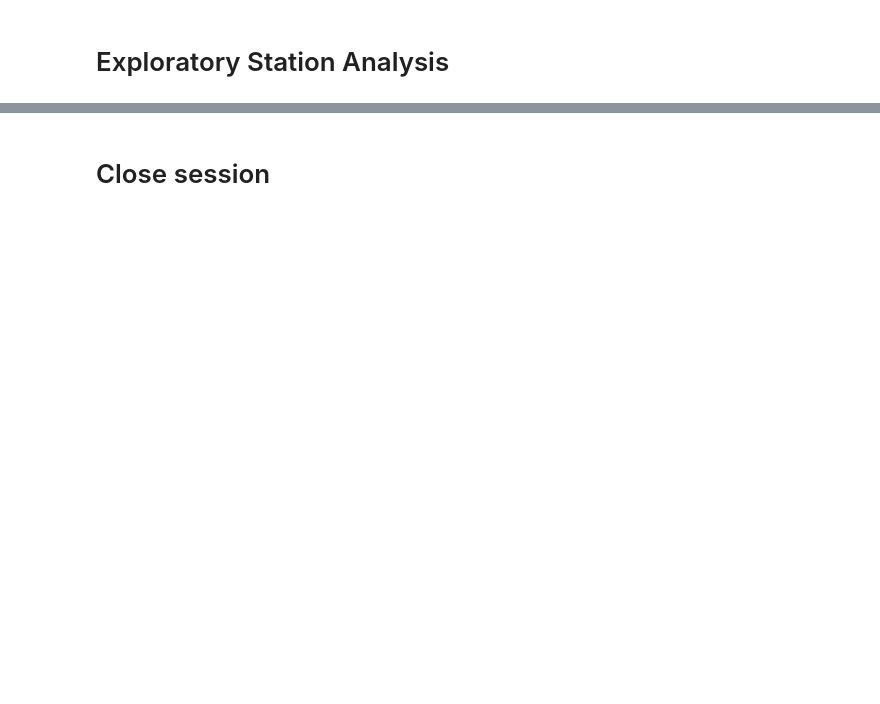
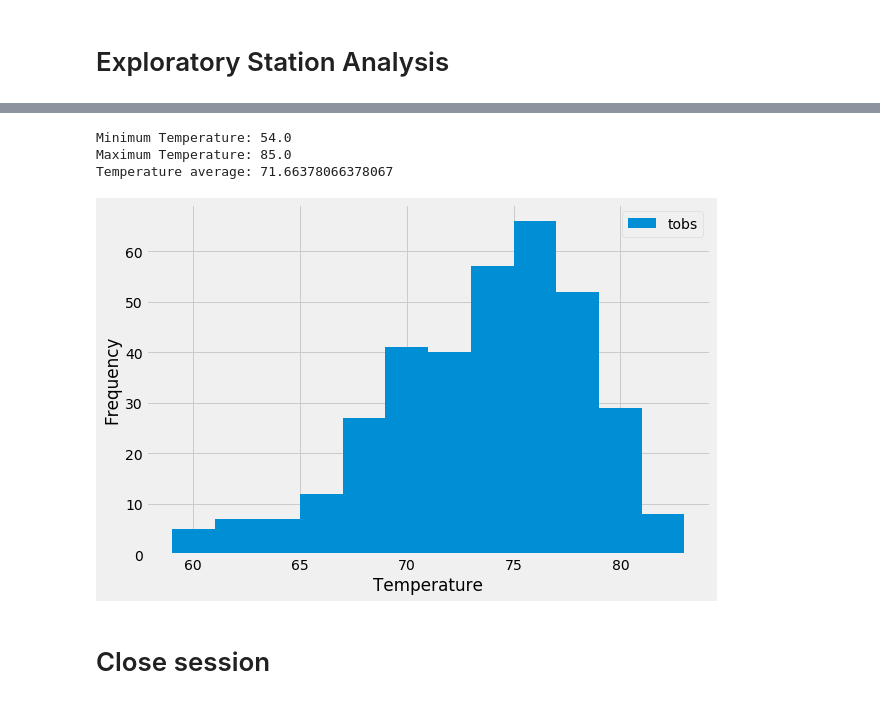
Before and after one commit to Annaolivia5/Hawaii-Weather-Visualization, a Jupyter notebook: climate_starter.ipynb, the cells around one changed output, grey strips where cells are left out. Saved outputs shown, nothing was run; the diff lists cells and outputs as text; code cells hidden in the pictures; blank space fills up the shorter version.

Commit message:
added station analysis

```diff
--- a/climate_starter.ipynb
+++ b/climate_starter.ipynb
@@ -92,3 +107,15 @@ plt.show()
 # %%
 # Design a query to find the most active stations (i.e. what stations have the most rows?)
 # List the stations and the counts in descending order.
+observation_counts = session.query(Measurement.station, func.count(Measurement.station)).\
+    group_by(Measurement.station).\
+    order_by(func.count(Measurement.station).desc()).all()
+
+most_active_station = observation_counts[0][0]
+
+print('Observation count for each stations')
+for o in observation_counts:
+    print(o)
+print()
+
+print(f'Station with Highest number of observations: {most_active_station}')
@@ -100,3 +135,56 @@ plt.show()
+# %%
+# Using the most active station id from the previous query, calculate the lowest, highest, and average temperature.
+min = session.\
+    query(func.min(Measurement.tobs)).\
+    filter(Measurement.station == most_active_station).first()
+max = session.\
+    query(func.max(Measurement.tobs)).\
+    filter(Measurement.station == most_active_station).first()
+avg = session.\
+    query(func.avg(Measurement.tobs)).\
+    filter(Measurement.station == most_active_station).first()
+count = session.\
+    query(func.count(Measurement.tobs)).\
+    filter(Measurement.station == most_active_station).first()
+
+temp_min = min[0]
+temp_max = max[0]
+temp_avg = avg[0]
+
+print(f'Minimum Temperature: {temp_min}')
+print(f'Maximum Temperature: {temp_max}')
+print(f'Temperature average: {temp_avg}')
+# %% [output]
+Minimum Temperature: 54.0
+Maximum Temperature: 85.0
+Temperature average: 71.66378066378067
+# %%
+# Using the most active station id
+# Query the last 12 months of temperature observation data for this station and plot the results as a histogram
+results = session.query(Measurement.date, Measurement.tobs).\
+    filter(Measurement.date >= year_ago).\
+    filter(Measurement.station == most_active_station).\
+    order_by(Measurement.date).all()
+
+dates = [result[0] for result in results]
+temps = [result[1] for result in results]
+
+# Save the query results as a Pandas DataFrame and set the index to the date column
+data={'Date': dates,
+     'tobs': temps}
+df = pd.DataFrame(data)
+df = df.set_index('Date')
+
+# Sort the dataframe by date
+df = df.sort_index()
+df.head()
+
+# Use Pandas Plotting with Matplotlib to plot the data
+ax = df.plot.hist(bins=12,figsize=(9, 6))
+plt.xlabel('Temperature')
+plt.show()
+# %% [output]
+[figure, added]
 # %% [markdown]
 # Close session
 # %%
```
Also changed, not shown: parts of 6 cells of this notebook.
